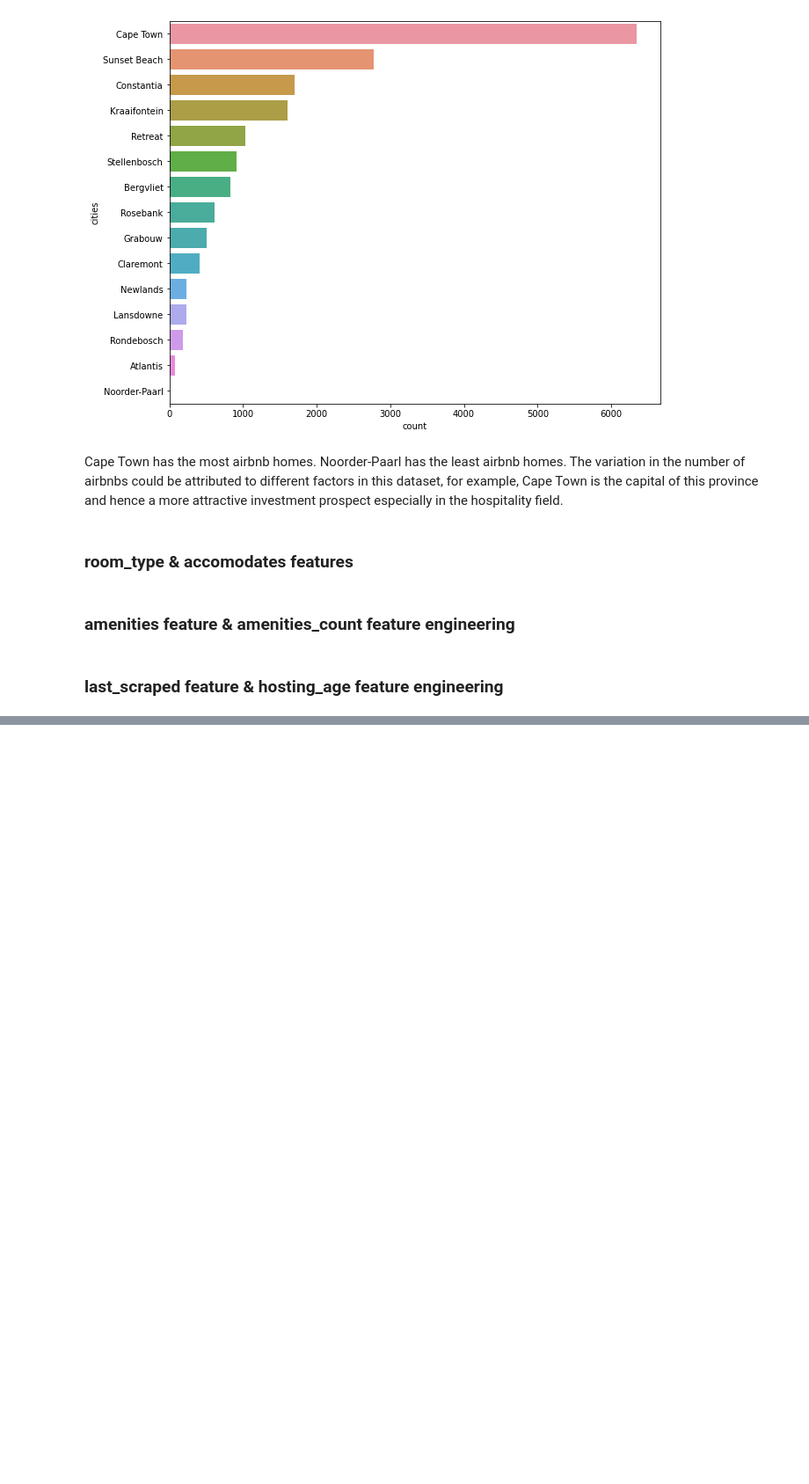
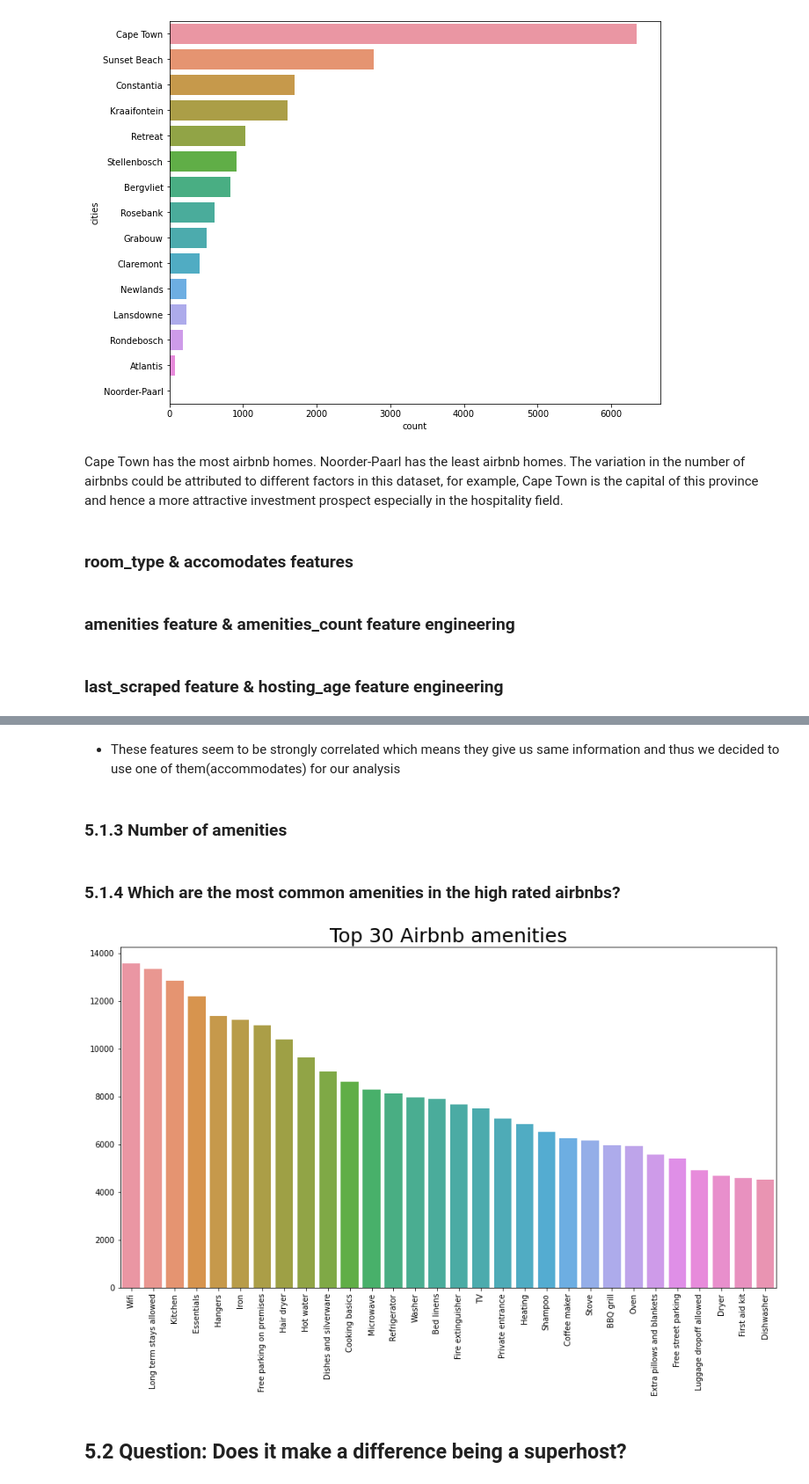
Before and after one commit to Nickimani/Airbnb_Project, a Jupyter notebook: Airbnb_Notebook.ipynb, the cells around one changed output, grey strips where cells are left out. Shown: that part at 88% size. Cells and saved outputs as stored; diff of their text form; code cells hidden in the pictures; blank space fills up the shorter version.

```diff
--- a/Airbnb_Notebook.ipynb
+++ b/Airbnb_Notebook.ipynb
@@ -804,0 +725,2 @@ pd.crosstab(listings_df['accommodates'], listings_df['host_is_superhost']).plot(
+# %% [markdown]
+* These features seem to be strongly correlated which means they give us same information and thus we decided to use one of them(accommodates) for our analysis
@@ -804,0 +732,29 @@ pd.crosstab(listings_df['accommodates'], listings_df['host_is_superhost']).plot(
+# %% [markdown]
+### 5.1.3 Number of amenities
+# %%
+bins = [0, 10, 20, 30, 100]
+labels = ['0-10', '11-20', '21-30', 'above 30']
+listings_df['amenities_binned'] = pd.cut(listings_df['amenities_count'], bins=bins, labels=labels)
+# %% [markdown]
+### 5.1.4 Which are the most common amenities in the high rated airbnbs?
+# %%
+# listings with overall rating of 5
+high_listings = listings_df[listings_df.review_scores_rating == 5]
+# %%
+# function to turn a 2D list into 1D
+def to_1D(series):
+    return pd.Series([x for _list in series for x in _list])
+# %%
+#get the value_counts
+common_amenities = to_1D(high_listings['amenities']).value_counts()
+# top 30 amenities
+top_30 = common_amenities[:30]
+# %%
+fig, ax = plt.subplots(figsize = (15,8))
+sns.barplot(x = top_30.index, y = top_30)
+ax.set_title('Top 30 Airbnb amenities', fontsize=25)
+plt.xticks(rotation = 90);
+# %% [output]
+[figure, added]
+# %% [markdown]
+## 5.2 Question: Does it make a difference being a superhost?
```
Also changed, not shown: parts of 62 cells of this notebook.
